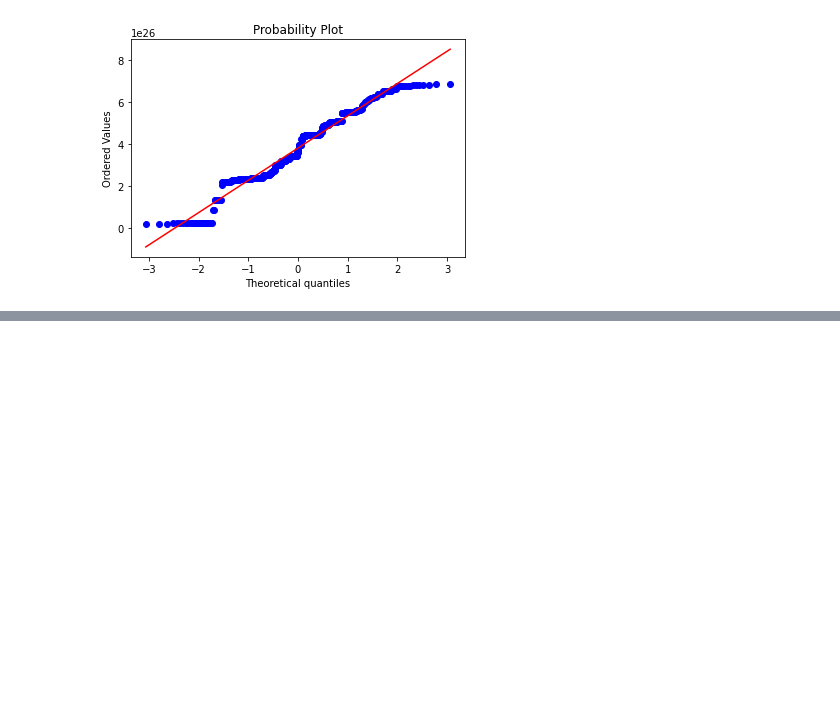
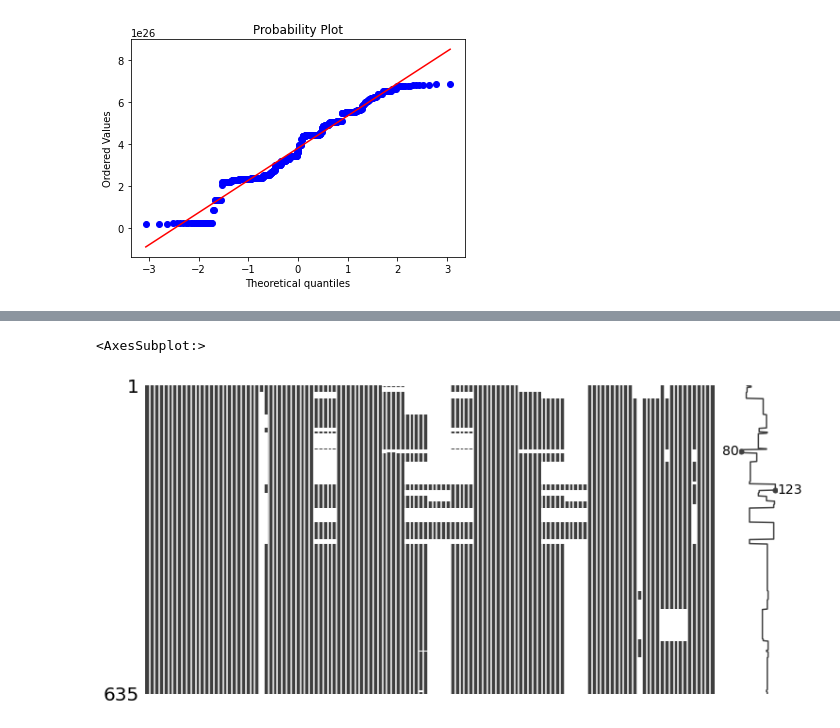
Before and after one commit to EricTsai83/IMBD_data_competition, a Jupyter notebook: Code/EDA.ipynb, the cells around one changed output, grey strips where cells are left out. Drawn from its saved outputs; the diff is of its cells as text; code cells hidden in the pictures; blank space fills up the shorter version.

```diff
--- a/Code/EDA.ipynb
+++ b/Code/EDA.ipynb
@@ -761,0 +811,5 @@ plt.show()
+# %%
+msno.matrix(data_x.fillna('unknow').replace({0: np.nan}), figsize=(12, 6))
+# %% [output]
+<AxesSubplot:>
+[figure, added]
```
Also changed, not shown: parts of 15 cells of this notebook, 2 other files.
